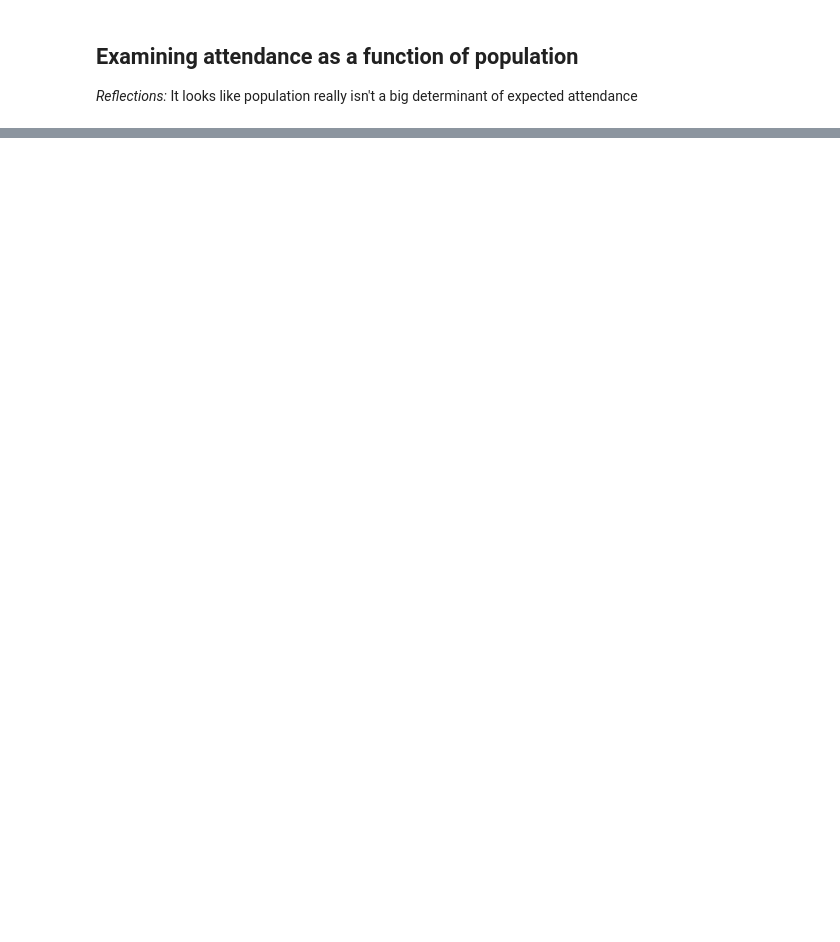
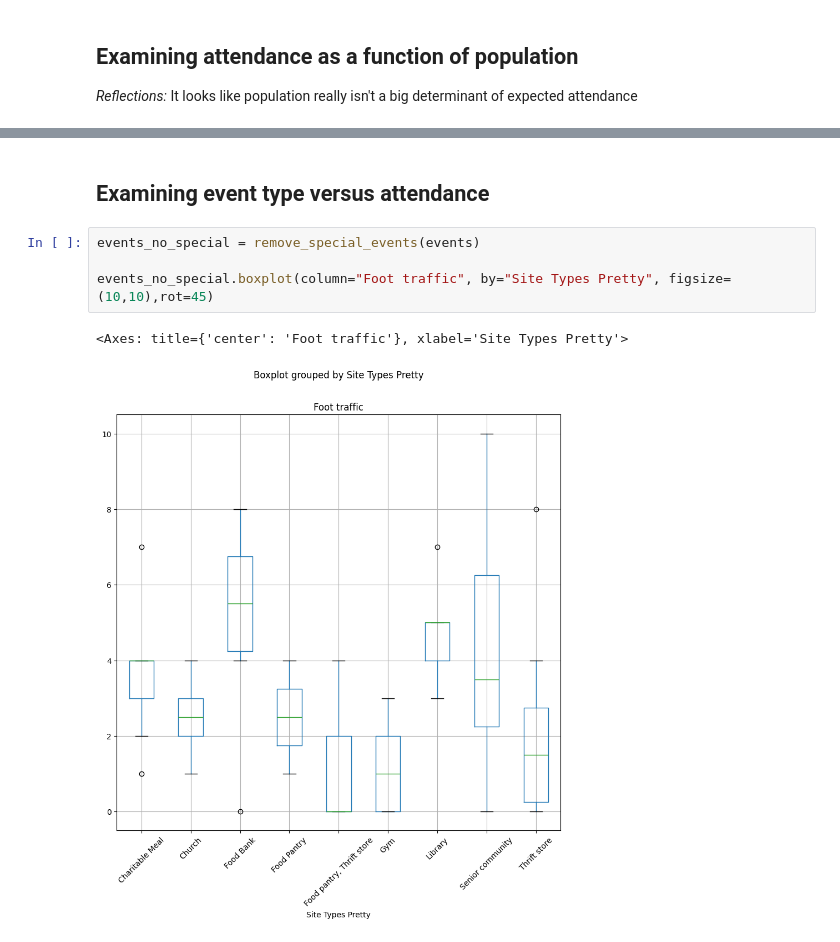
Before and after one commit to Human-Centered-Optimization-Lab/clinicOpt, a Jupyter notebook: tools/attendancePlaygorund.ipynb, the cells around one changed output, grey strips where cells are left out. Saved outputs shown, nothing was run; the diff lists cells and outputs as text; blank space fills up the shorter version.

```diff
--- a/tools/attendancePlaygorund.ipynb
+++ b/tools/attendancePlaygorund.ipynb
@@ -110,0 +119,9 @@ plot_site_type(events, legend=True)
+# %% [markdown]
+## Examining event type versus attendance
+# %%
+events_no_special = remove_special_events(events)
+
+events_no_special.boxplot(column="Foot traffic", by="Site Types Pretty", figsize=(10,10),rot=45)
+# %% [output]
+<Axes: title={'center': 'Foot traffic'}, xlabel='Site Types Pretty'>
+[figure, added]
```
Also changed, not shown: parts of 6 cells of this notebook, 2 other files.
